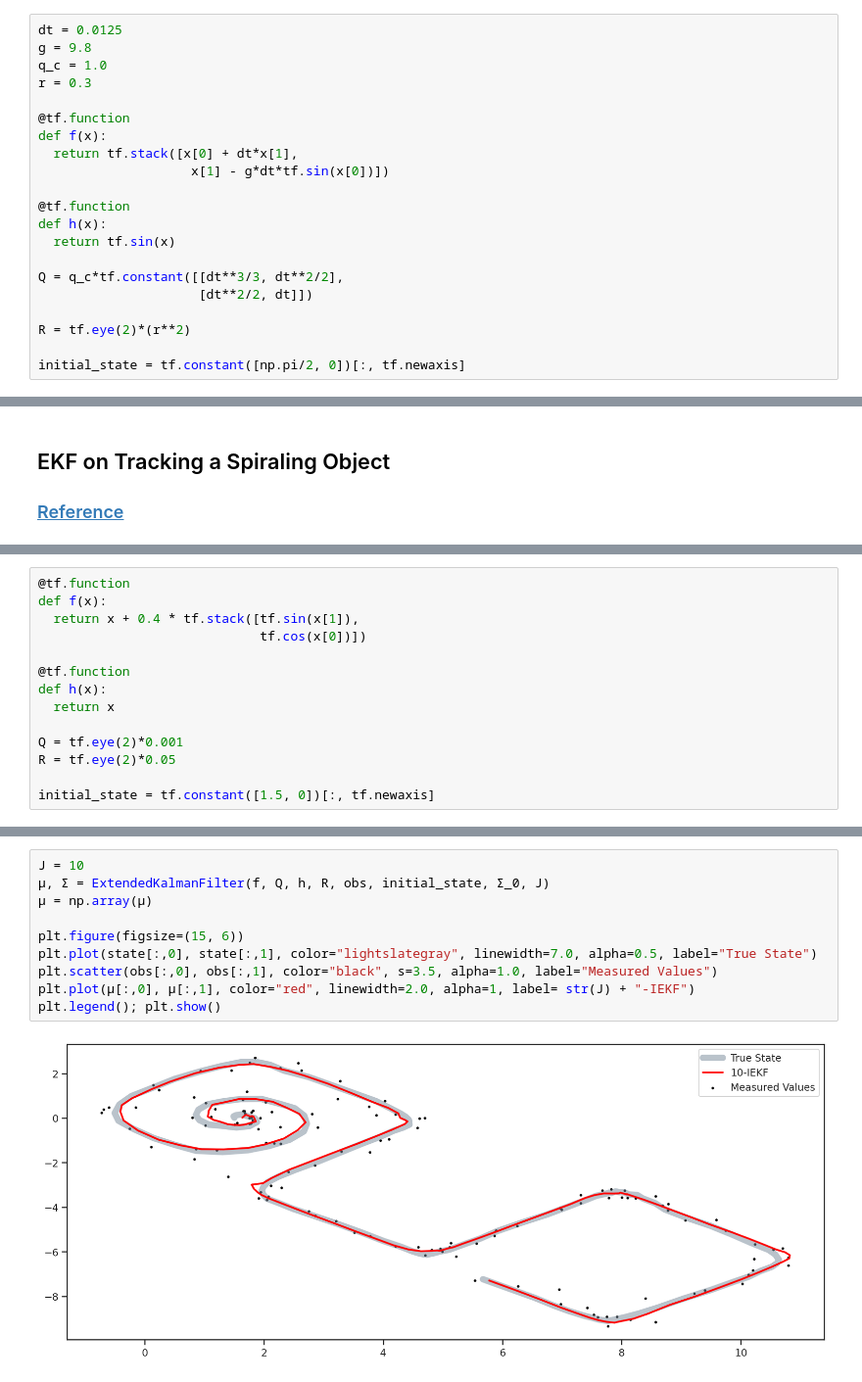
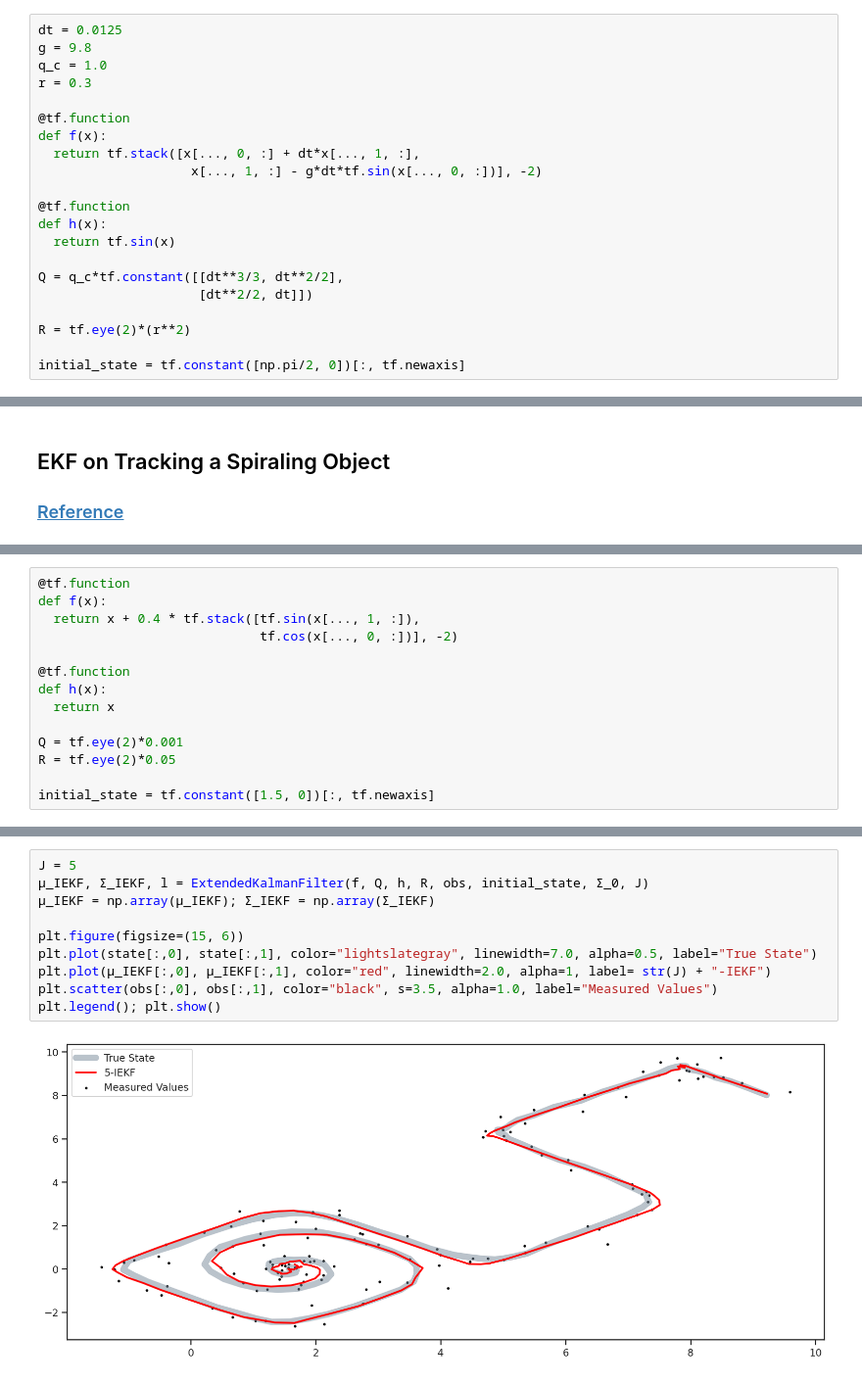
Before and after one commit to CorpuzKB/PML-Advance-Topics-notebooks, a Jupyter notebook: Extended_Kalman_Filter_TensorFlow_Implementation.ipynb, the cells around one changed output, grey strips where cells are left out. Shown at 98% size. Saved outputs shown, nothing was run; the diff lists cells and outputs as text.

```diff
--- a/Extended_Kalman_Filter_TensorFlow_Implementation.ipynb
+++ b/Extended_Kalman_Filter_TensorFlow_Implementation.ipynb
@@ -91,8 +115,8 @@ r = 0.3
 
 @tf.function
 def f(x):
-  return tf.stack([x[0] + dt*x[1],
-                    x[1] - g*dt*tf.sin(x[0])])
+  return tf.stack([x[..., 0, :] + dt*x[..., 1, :],
+                    x[..., 1, :] - g*dt*tf.sin(x[..., 0, :])], -2)
 
 @tf.function
 def h(x):
@@ -173,8 +204,8 @@ for some constants $c, \ d$.
 # %%
 @tf.function
 def f(x):
-  return x + 0.4 * tf.stack([tf.sin(x[1]),
-                             tf.cos(x[0])])
+  return x + 0.4 * tf.stack([tf.sin(x[..., 1, :]),
+                             tf.cos(x[..., 0, :])], -2)
 
 @tf.function
 def h(x):
@@ -228,12 +258,12 @@ plt.legend(); plt.show()
 # %%
-J = 10
-µ, Σ = ExtendedKalmanFilter(f, Q, h, R, obs, initial_state, Σ_0, J)
-µ = np.array(µ)
+J = 5
+µ_IEKF, Σ_IEKF, l = ExtendedKalmanFilter(f, Q, h, R, obs, initial_state, Σ_0, J)
+µ_IEKF = np.array(µ_IEKF); Σ_IEKF = np.array(Σ_IEKF)
 
 plt.figure(figsize=(15, 6))
 plt.plot(state[:,0], state[:,1], color="lightslategray", linewidth=7.0, alpha=0.5, label="True State")
+plt.plot(µ_IEKF[:,0], µ_IEKF[:,1], color="red", linewidth=2.0, alpha=1, label= str(J) + "-IEKF")
 plt.scatter(obs[:,0], obs[:,1], color="black", s=3.5, alpha=1.0, label="Measured Values")
-plt.plot(µ[:,0], µ[:,1], color="red", linewidth=2.0, alpha=1, label= str(J) + "-IEKF")
 plt.legend(); plt.show()
 # %% [output]
-[figure, old version]
+[figure, new version]
```
Also changed, not shown: parts of 7 cells of this notebook.
